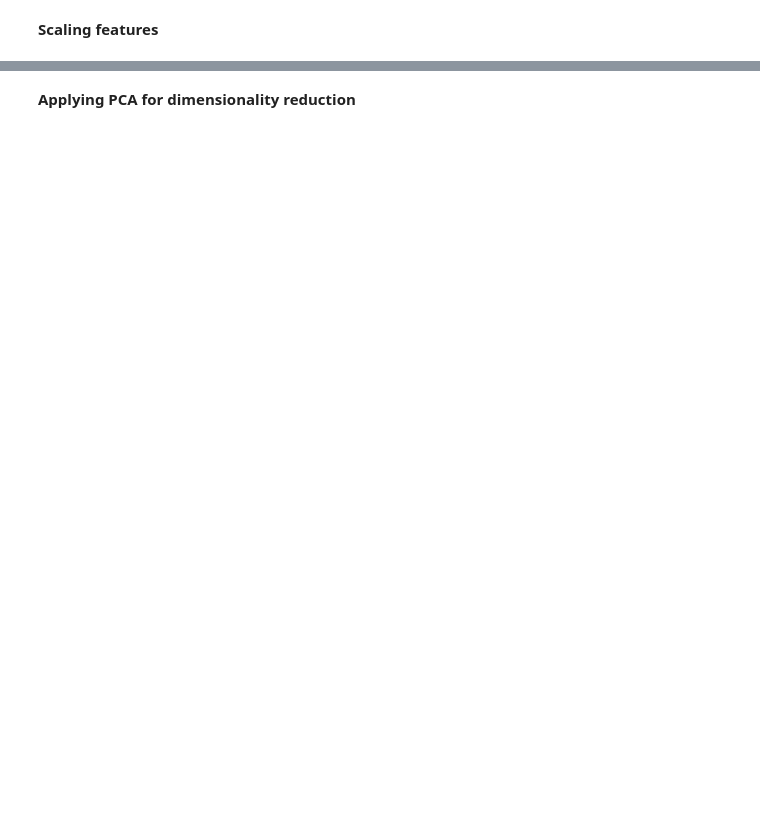
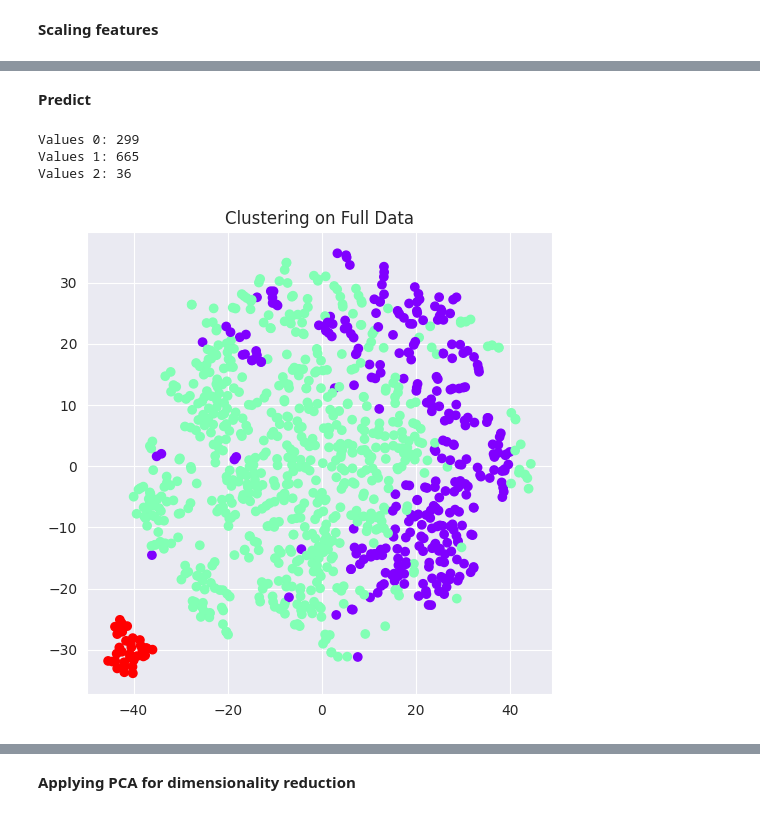
Before and after one commit to chtholine/Machine_Learning_Projects, a Jupyter notebook: clustering.ipynb, the cells around one changed output, grey strips where cells are left out. Cells and saved outputs as stored; diff of their text form; code cells hidden in the pictures; blank space fills up the shorter version.

Commit message:
clustering

```diff
--- a/clustering.ipynb
+++ b/clustering.ipynb
@@ -60,0 +71,6 @@ X_val, X_test, y_val, y_test = train_test_split(
+# %%
+def count_uniques(array):
+    unique_values, value_counts = np.unique(ar=array, return_counts=True)
+
+    for value, count in zip(unique_values, value_counts):
+        print(f"Values {value}: {count}")
@@ -60,0 +91,6 @@ X_val, X_test, y_val, y_test = train_test_split(
+# %%
+def plot_clusterization(labels, X=full_data):
+    plt.figure(figsize=(6, 6))
+    plt.scatter(X[:, 0], X[:, 1], c=labels, cmap="rainbow", marker="o")
+    plt.title("Clustering on Full Data")
+    plt.show()
@@ -60,0 +245,16 @@ X_val, X_test, y_val, y_test = train_test_split(
+# %% [markdown]
+**Predict**
+# %%
+agg_cluster = AgglomerativeClustering(
+    n_clusters=None,
+    distance_threshold=46,
+    compute_full_tree=True,
+).fit_predict(X=X_scaled)
+
+count_uniques(array=agg_cluster)
+plot_clusterization(labels=agg_cluster)
+# %% [output]
+Values 0: 299
+Values 1: 665
+Values 2: 36
+[figure, added]
```
Also changed, not shown: parts of 57 cells of this notebook.
